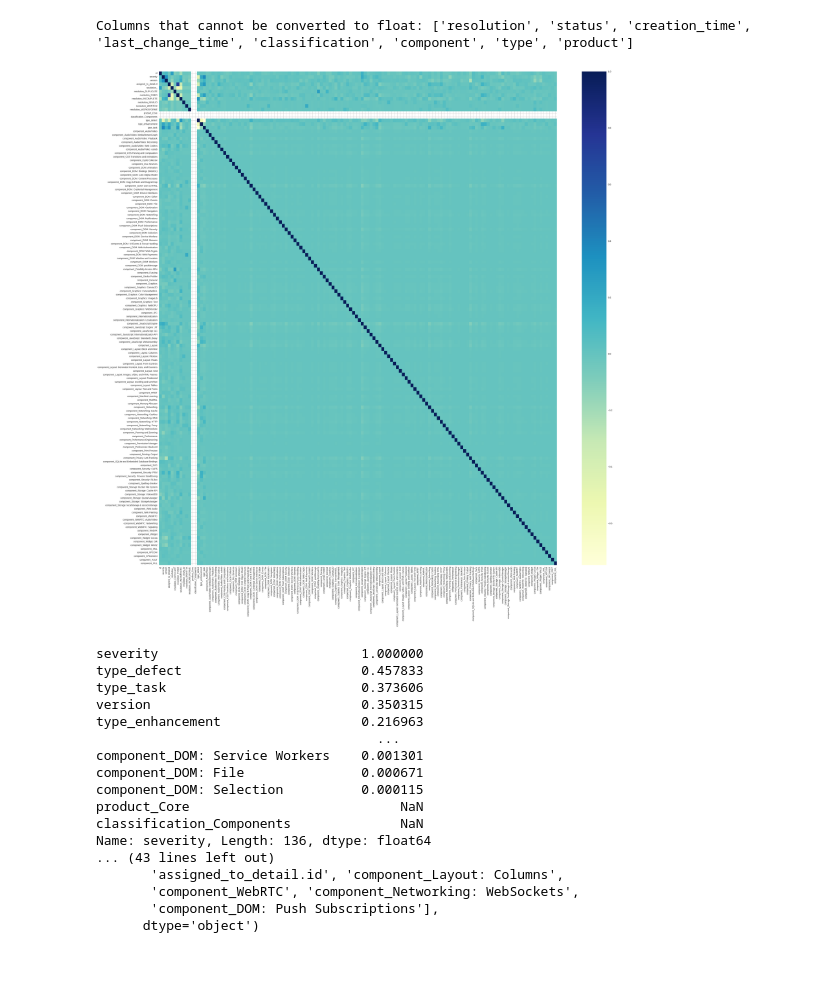
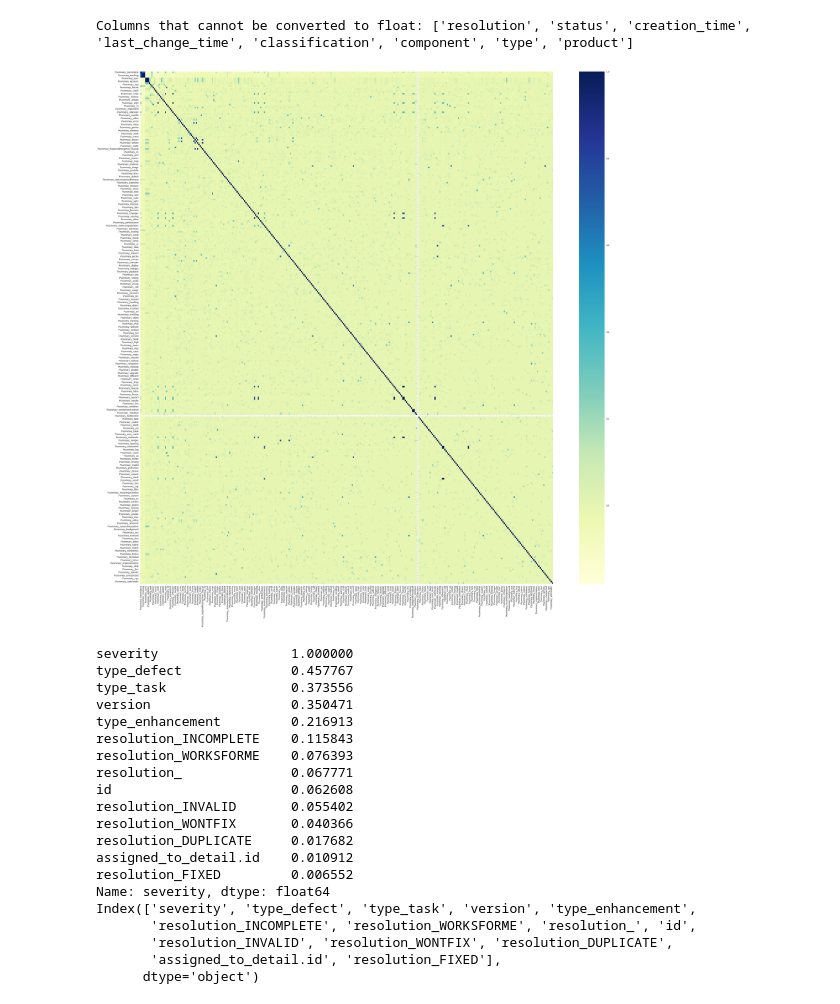
Before and after one commit to jonathano88/Data, a Jupyter notebook: analysis.ipynb, the cells around one changed output. Cells and saved outputs as stored; diff of their text form; code cells hidden in the pictures; blank space fills up the shorter version.

```diff
--- a/analysis.ipynb
+++ b/analysis.ipynb
@@ -1371,3 +1371,6 @@ ADASYN does not accept missing values encoded as NaN natively. For supervised le
 # %%
 # mergeddataS = dmergeddata
 mergeddataS = dmergeddata[dmergeddata.columns.drop(list(dmergeddata.filter(regex='^Psummary')))]
+mergeddataS = mergeddataS[mergeddataS.columns.drop(list(mergeddataS.filter(regex='^component')))]
+mergeddataS = mergeddataS.drop(['product_Core','classification_Components'],axis=1)
+mergeddataP = dmergeddata[list(dmergeddata.filter(regex='^Psummary'))]
@@ -1475,48 +1446,51 @@ Columns that cannot be converted to float: ['resolution', 'status', 'creation_ti
 # %%
 # Import modules
 import matplotlib.pyplot as mp
 import pandas as pd
 import seaborn as sb
 
 # Import file with data
-dataHM = mergeddataS.copy()
+dataHM = mergeddataP.copy()
 # mergeddata[mergeddata.columns.drop(list(mergeddata.filter(regex='^Psummary')))]
 
 # Print data that will be plotted
 # Columns shown here are selected by corr() since
 # they are ideal for the plot
 # print(dataHM.corr(numeric_only=True))
 
 # Plotting correlation heatmap
 fig, ax = mp.subplots(figsize=(40, 40))
 dataplot = sb.heatmap(dataHM.corr(numeric_only=True), cmap="YlGnBu", annot=False, ax=ax)
 
 # Displaying heatmap
 mp.show()
 # %% [output]
-[figure, old version]
+[figure, new version]
 # %%
-threshold = 0.01
+threshold = 0.005
 correlations = mergeddataS.corr()['severity'].abs().sort_values(ascending=False)
 selected_features = correlations[correlations > threshold].index  # Set a threshold
 print(correlations)
 print(selected_features)
 mergeddata = mergeddataS[selected_features]
 # %% [output]
-severity                          1.000000
-type_defect                       0.457833
-type_task                         0.373606
-version                           0.350315
-type_enhancement                  0.216963
-                                    ...
-component_DOM: Service Workers    0.001301
-component_DOM: File               0.000671
-component_DOM: Selection          0.000115
-product_Core                           NaN
-classification_Components              NaN
-Name: severity, Length: 136, dtype: float64
-... (43 lines left out)
-       'assigned_to_detail.id', 'component_Layout: Columns',
-       'component_WebRTC', 'component_Networking: WebSockets',
-       'component_DOM: Push Subscriptions'],
+severity                 1.000000
+type_defect              0.457767
+type_task                0.373556
+version                  0.350471
+type_enhancement         0.216913
+resolution_INCOMPLETE    0.115843
+resolution_WORKSFORME    0.076393
+resolution_              0.067771
+id                       0.062608
+resolution_INVALID       0.055402
+resolution_WONTFIX       0.040366
+resolution_DUPLICATE     0.017682
+assigned_to_detail.id    0.010912
+resolution_FIXED         0.006552
+Name: severity, dtype: float64
+Index(['severity', 'type_defect', 'type_task', 'version', 'type_enhancement',
+       'resolution_INCOMPLETE', 'resolution_WORKSFORME', 'resolution_', 'id',
+       'resolution_INVALID', 'resolution_WONTFIX', 'resolution_DUPLICATE',
+       'assigned_to_detail.id', 'resolution_FIXED'],
       dtype='object')
```
Also changed, not shown: parts of 6 cells of this notebook.
